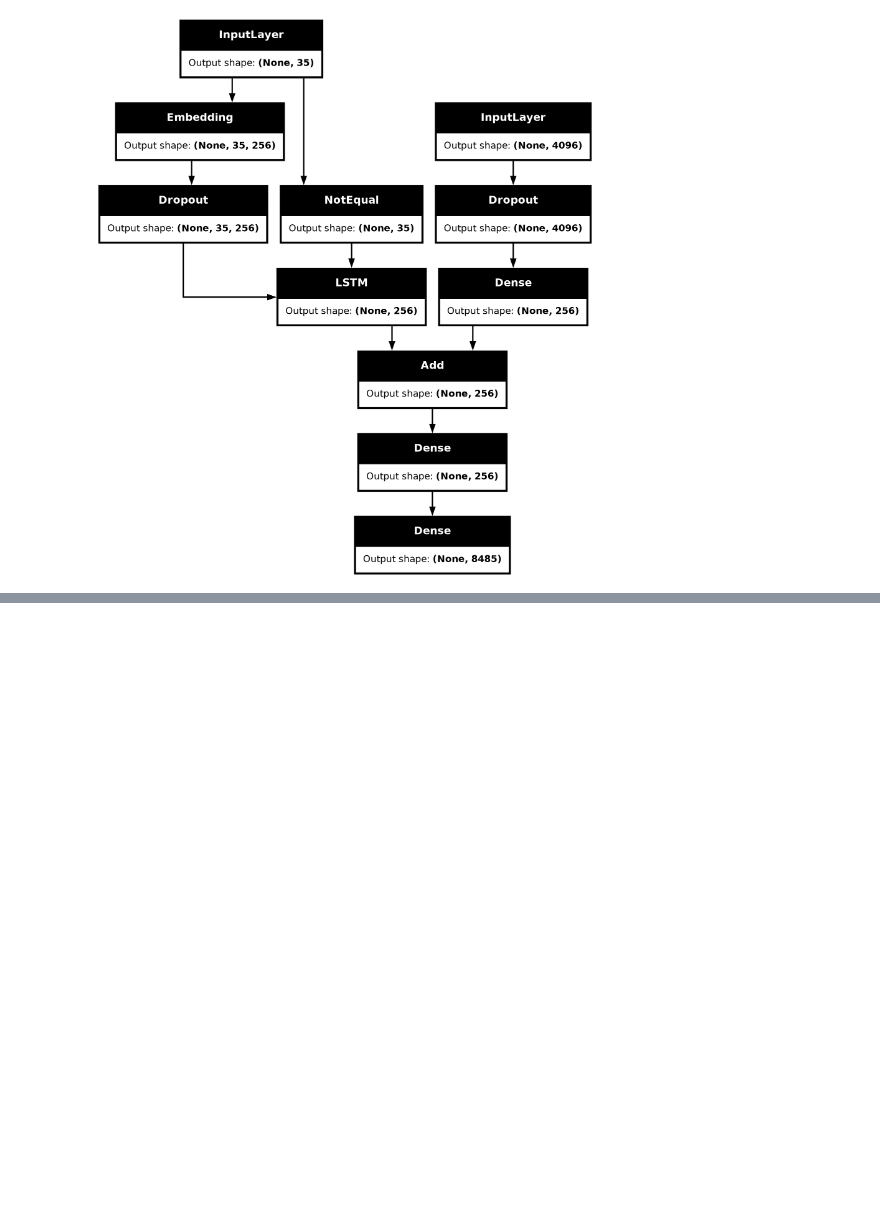
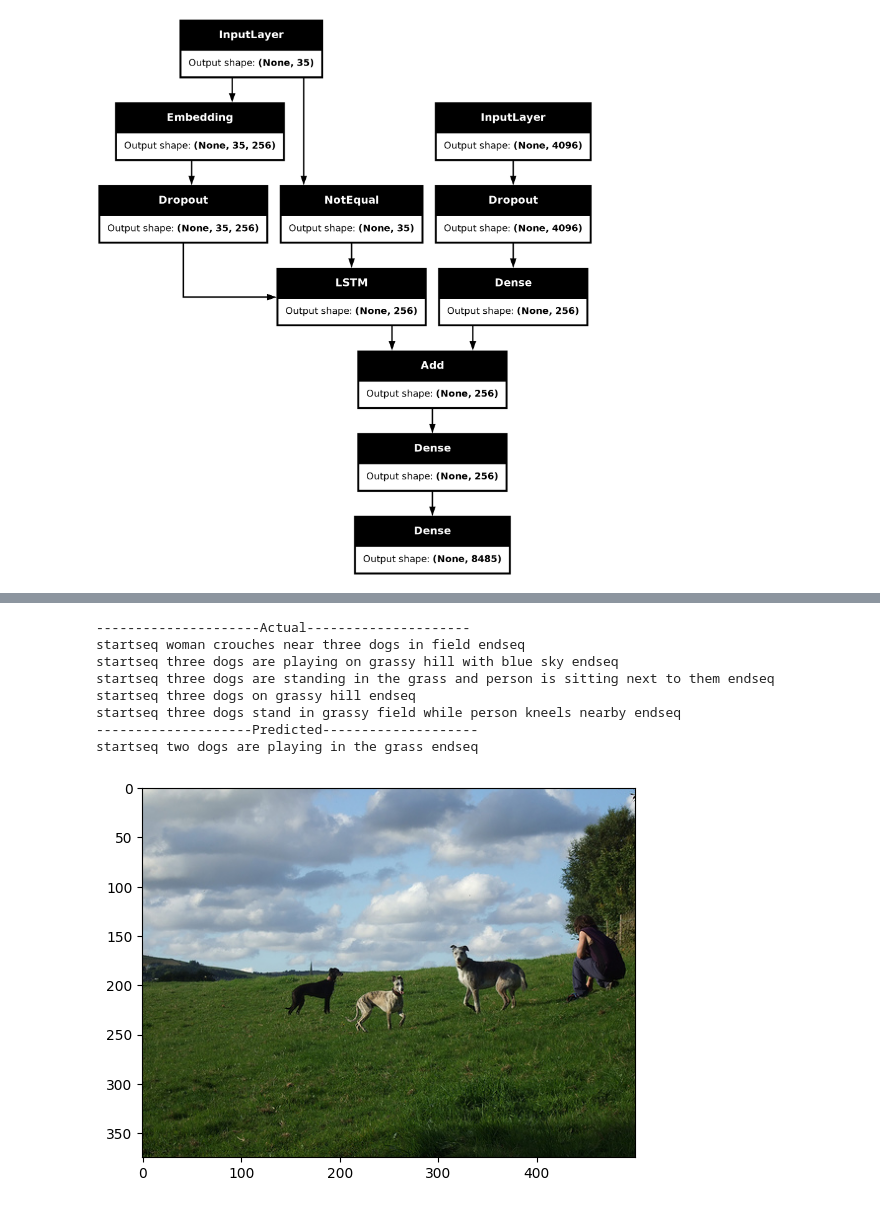
Before and after one commit to Arijeet2302/Machine_learning, a Jupyter notebook: image_features.ipynb, the cells around one changed output, grey strips where cells are left out. Saved outputs shown, nothing was run; the diff lists cells and outputs as text; code cells hidden in the pictures; blank space fills up the shorter version.

Commit message:
Kaggle Notebook | Image-Caption_Generator | Version 2

```diff
--- a/image_features.ipynb
+++ b/image_features.ipynb
@@ -231,6 +214,8 @@ batch_size = 32
 steps = len(train) // batch_size
 
 for i in range(epochs):
-    generator = data_generator(train, Caption_mapping, features, tokenizer, max_length, vocab_size, batch_size)
+    # create data generator
+    generator = data_generator(train, mapping, features, tokenizer, max_length, vocab_size, batch_size)
+    # fit for one epoch
     model.fit(generator, epochs=1, steps_per_epoch=steps, verbose=1)
 # %% [output]
@@ -265,38 +248,47 @@ def idx_to_word(integer, tokenizer):
             return word
     return None
 # %%
-# generate caption for an image
 def predict_caption(model, image, tokenizer, max_length):
-    in_text = 'start'
+    # add start tag for generation process
+    in_text = 'startseq'
+    # iterate over the max length of sequence
     for i in range(max_length):
+        # encode input sequence
         sequence = tokenizer.texts_to_sequences([in_text])[0]
+        # pad the sequence
         sequence = pad_sequences([sequence], max_length)
+        # predict next word
         yhat = model.predict([image, sequence], verbose=0)
+        # get index with high probability
         yhat = np.argmax(yhat)
+        # convert index to word
         word = idx_to_word(yhat, tokenizer)
-
+        # stop if word not found
         if word is None:
             break
-
+        # append word as input for generating next word
         in_text += " " + word
-        if word == 'end':
+        # stop if we reach end tag
+        if word == 'endseq':
             break
-
     return in_text
 # %%
 from nltk.translate.bleu_score import corpus_bleu
-
+# validate with test data
 actual, predicted = list(), list()
 
 for key in tqdm(test):
-    captions = Caption_mapping[key]
+    # get actual caption
+    captions = mapping[key]
+    # predict the caption for image
     y_pred = predict_caption(model, features[key], tokenizer, max_length)
+    # split into words
     actual_captions = [caption.split() for caption in captions]
     y_pred = y_pred.split()
+    # append to the list
     actual.append(actual_captions)
     predicted.append(y_pred)
-
-# calcuate BLEU score
-print("BLEU-1: %f" % corpus_bleu(actual, predicted, weights=(1.0, 0, 0, 0)))
-print("BLEU-2: %f" % corpus_bleu(actual, predicted, weights=(0.5, 0.5, 0, 0)))
+    # calcuate BLEU score
+    print("BLEU-1: %f" % corpus_bleu(actual, predicted, weights=(1.0, 0, 0, 0)))
+    print("BLEU-2: %f" % corpus_bleu(actual, predicted, weights=(0.5, 0.5, 0, 0)))
 # %% [output]
@@ -308,10 +316,12 @@ BLEU-2: 0.067071
 from PIL import Image
 import matplotlib.pyplot as plt
 def generate_caption(image_name):
+    # load the image
+    # image_name = "1001773457_577c3a7d70.jpg"
     image_id = image_name.split('.')[0]
     img_path = os.path.join(BASE_DIR, "Images", image_name)
     image = Image.open(img_path)
-    captions = Caption_mapping[image_id]
+    captions = mapping[image_id]
     print('---------------------Actual---------------------')
     for caption in captions:
         print(caption)
@@ -334 +344,13 @@ start side side the side two two dogs playing with their toys endseq endseq ends
 [figure]
+# %%
+generate_caption("1032122270_ea6f0beedb.jpg")
+# %% [output]
+---------------------Actual---------------------
+startseq woman crouches near three dogs in field endseq
+startseq three dogs are playing on grassy hill with blue sky endseq
+startseq three dogs are standing in the grass and person is sitting next to them endseq
+startseq three dogs on grassy hill endseq
+startseq three dogs stand in grassy field while person kneels nearby endseq
+--------------------Predicted--------------------
+startseq two dogs are playing in the grass endseq
+[figure, added]
```
Also changed, not shown: parts of 33 cells of this notebook.
